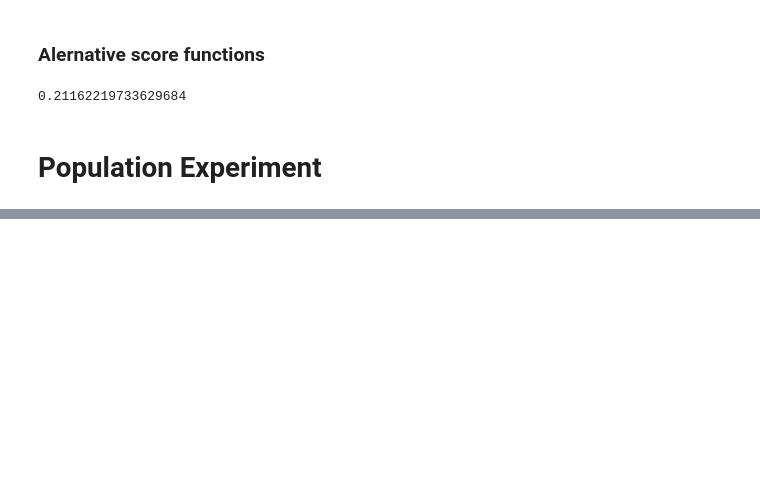
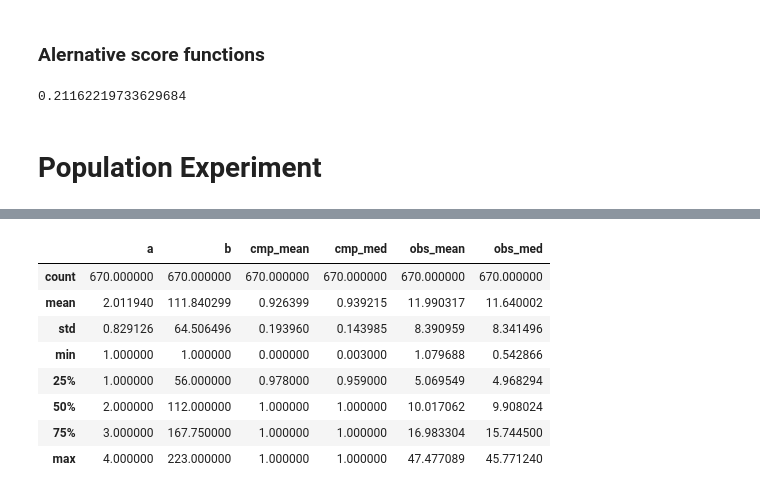
Before and after one commit to galbraic/spatial-assocr, a Jupyter notebook: notebooks/visits.ipynb, the cells around one changed output, grey strips where cells are left out. Saved outputs shown, nothing was run; the diff lists cells and outputs as text; code cells hidden in the pictures; blank space fills up the shorter version.

```diff
--- a/notebooks/visits.ipynb
+++ b/notebooks/visits.ipynb
@@ -595,0 +603,12 @@ out.head()
+# %%
+diff_src.describe()
+# %% [output]
+|  | a | b | cmp_mean | cmp_med | obs_mean | obs_med |
+| count | 670.000000 | 670.000000 | 670.000000 | 670.000000 | 670.000000 | 670.000000 |
+| mean | 2.011940 | 111.840299 | 0.926399 | 0.939215 | 11.990317 | 11.640002 |
+| std | 0.829126 | 64.506496 | 0.193960 | 0.143985 | 8.390959 | 8.341496 |
+| min | 1.000000 | 1.000000 | 0.000000 | 0.003000 | 1.079688 | 0.542866 |
+| 25% | 1.000000 | 56.000000 | 0.978000 | 0.959000 | 5.069549 | 4.968294 |
+| 50% | 2.000000 | 112.000000 | 1.000000 | 1.000000 | 10.017062 | 9.908024 |
+| 75% | 3.000000 | 167.750000 | 1.000000 | 1.000000 | 16.983304 | 15.744500 |
+| max | 4.000000 | 223.000000 | 1.000000 | 1.000000 | 47.477089 | 45.771240 |
```
Also changed, not shown: parts of 9 cells of this notebook.
